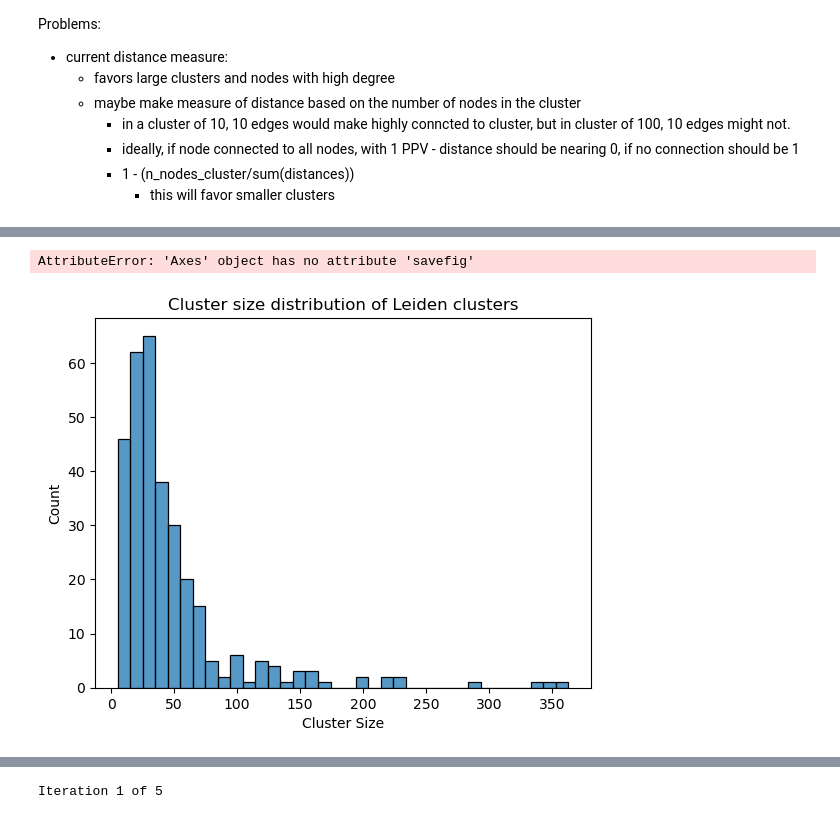
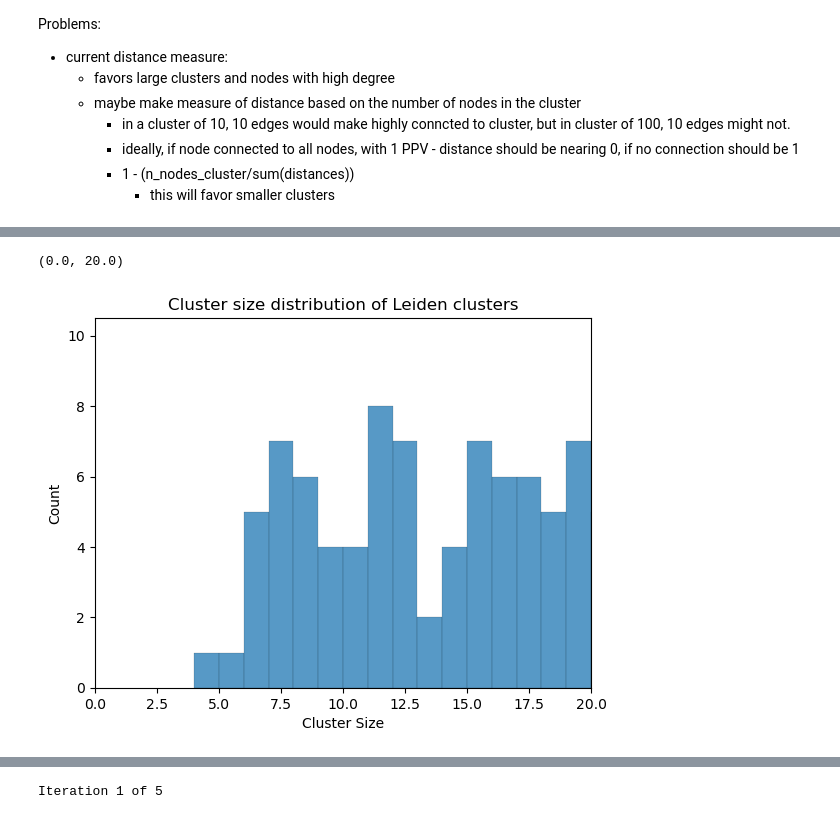
Before and after one commit to ViHoller/regulomeClustering, a Jupyter notebook: regulome_clustering_c_means.ipynb, the cells around one changed output, grey strips where cells are left out. Drawn from its saved outputs; the diff is of its cells as text; code cells hidden in the pictures.

```diff
--- a/regulome_clustering_c_means.ipynb
+++ b/regulome_clustering_c_means.ipynb
@@ -64,11 +61,12 @@ sns.histplot([len(cluster) for cluster in clusters_dict.values()])
 # %%
-fig = sns.histplot(leiden_clusters.sizes())
+fig = sns.histplot(leiden_clusters.sizes(), binwidth=1)
 fig.set_title("Cluster size distribution of Leiden clusters")
 fig.set_xlabel("Cluster Size")
-fig.savefig("./images/LiedenClustersDistr.png")
+fig.set_xlim([0, 20])
+# fig.savefig("./images/LiedenClustersDistr.png")
 # %% [output]
-AttributeError: 'Axes' object has no attribute 'savefig'
+(0.0, 20.0)
-[figure, old version]
+[figure, new version]
 # %%
 with open(path+'path_lengths_dict.gz', 'rb') as file:
     path_lengths_dict = load(file, compression='infer')
```
Also changed, not shown: parts of 12 cells of this notebook, 1 other file.
